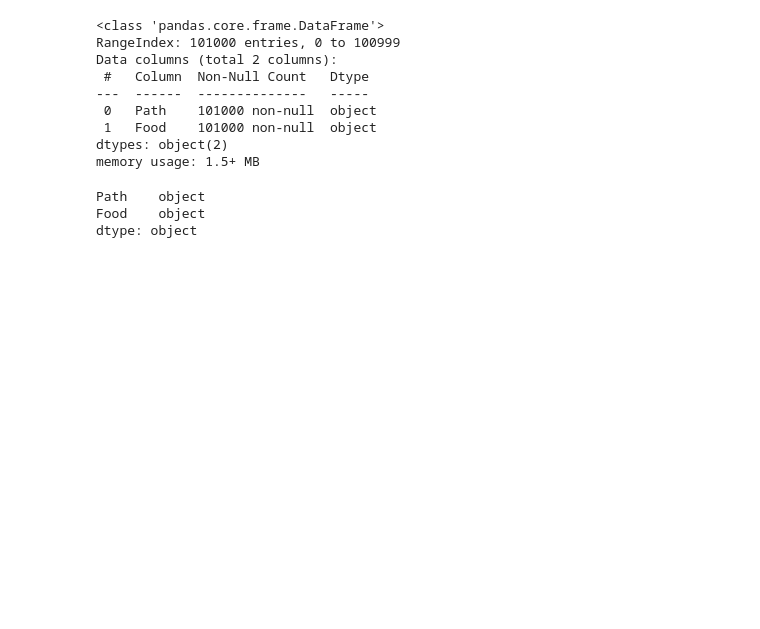
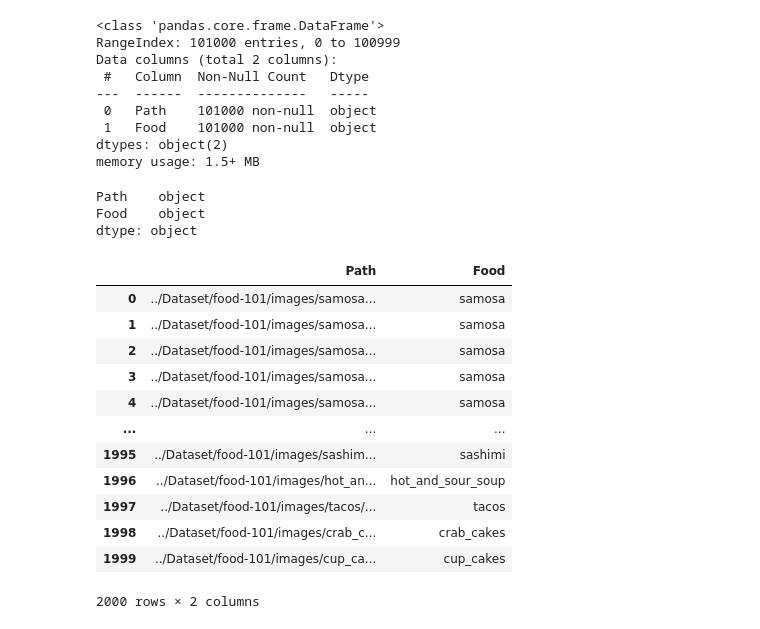
Before and after one commit to UnderCoverTable/CNN-Food-Classifier, a Jupyter notebook: Models/Food_Classifier.ipynb, the cells around one changed output. Drawn from its saved outputs; the diff is of its cells as text; code cells hidden in the pictures; blank space fills up the shorter version.

```diff
--- a/Models/Food_Classifier.ipynb
+++ b/Models/Food_Classifier.ipynb
@@ -171,0 +171,16 @@ x_train, y_train, x_valid, y_valid, x_test, y_test = train_valid_test_split(df_s
+# %%
+df_selected.reset_index(drop=True)
+# %% [output]
+|  | Path | Food |
+| 0 | ../Dataset/food-101/images/samosa... | samosa |
+| 1 | ../Dataset/food-101/images/samosa... | samosa |
+| 2 | ../Dataset/food-101/images/samosa... | samosa |
+| 3 | ../Dataset/food-101/images/samosa... | samosa |
+| 4 | ../Dataset/food-101/images/samosa... | samosa |
+| ... | ... | ... |
+| 1995 | ../Dataset/food-101/images/sashim... | sashimi |
+| 1996 | ../Dataset/food-101/images/hot_an... | hot_and_sour_soup |
+| 1997 | ../Dataset/food-101/images/tacos/... | tacos |
+| 1998 | ../Dataset/food-101/images/crab_c... | crab_cakes |
+| 1999 | ../Dataset/food-101/images/cup_ca... | cup_cakes |
+2000 rows × 2 columns
```
Also changed, not shown: parts of 6 cells of this notebook.
